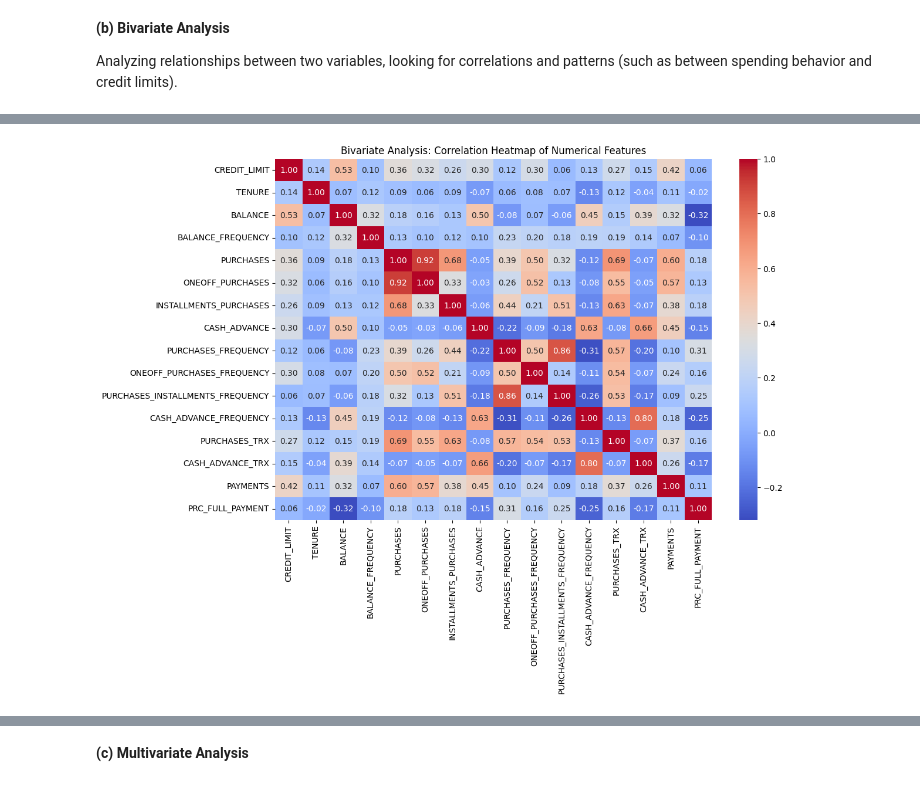
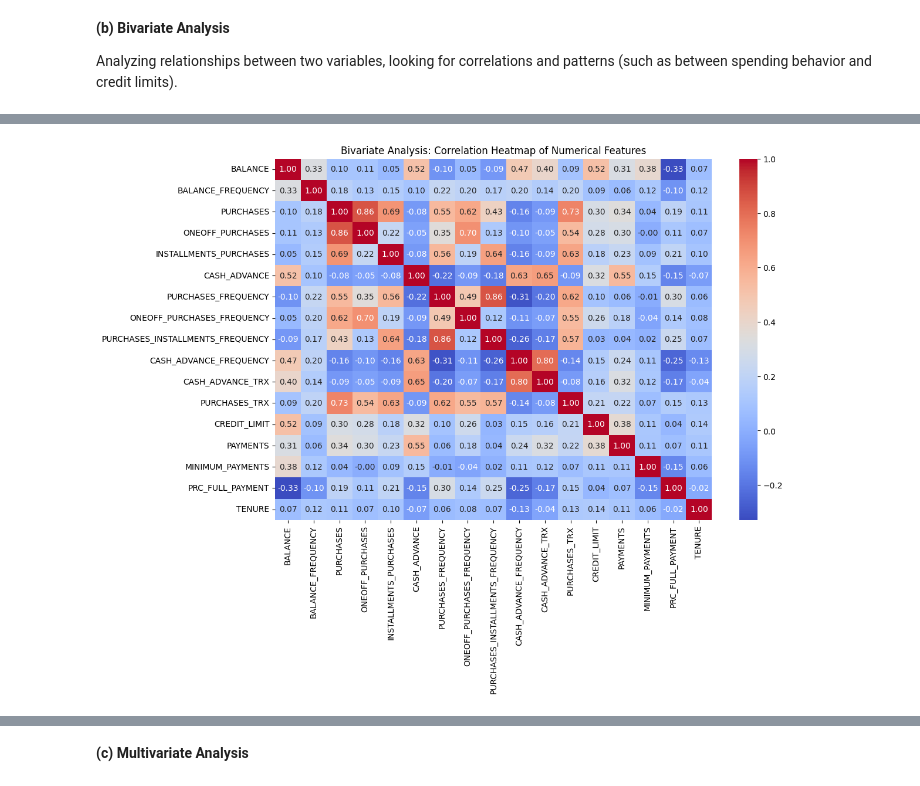
Before and after one commit to SKitavi/Smarthive-ai, a Jupyter notebook: SmartHive_Phase1.ipynb, the cells around one changed output, grey strips where cells are left out. Saved outputs shown, nothing was run; the diff lists cells and outputs as text; code cells hidden in the pictures.

```diff
--- a/SmartHive_Phase1.ipynb
+++ b/SmartHive_Phase1.ipynb
@@ -91,6 +97,6 @@ drive.mount('/content/drive')
 Drive already mounted at /content/drive; to attempt to forcibly remount, call drive.mount("/content/drive", force_remount=True).
 # %%
 #Loading the csv
-df = pd.read_csv('/content/drive/MyDrive/Copy of Customer Data.csv')
+df = pd.read_csv('/content/drive/MyDrive/Market Segmentation/Customer Data.csv')
 # %% [markdown]
 #**Basic Previews of the Dataset**
@@ -234,6 +290,3 @@ df.loc[5203]
 | PRC_FULL_PAYMENT | 0.0 |
 | TENURE | 6 |
 dtype: object
-# %%
-#dropping the MINIMUM_PAYMENTS column
-df.drop(columns=['MINIMUM_PAYMENTS'], inplace=True)
@@ -262,3 +314,8 @@ Our data has no duplicates and therefore we can now do EDA.
+# %%
+# filling mean value in place of missing values in the dataset
+df["MINIMUM_PAYMENTS"] = df["MINIMUM_PAYMENTS"].fillna(df["MINIMUM_PAYMENTS"].mean())
+#dropping the ID column
+df = df.drop(columns=['CUST_ID'])
 # %% [markdown]
 # **5. Exploratory Data Analysis (EDA)**
 
@@ -286,0 +360,2 @@ plt.show()
+# %%
+df = df[(z_scores <= 3) & (z_scores >= -3)]
@@ -357,11 +471,11 @@ Analyzing relationships between two variables, looking for correlations and patt
 # %%
 # 1. Correlation Heatmap for Numeric Features
 import seaborn as sns
 
 plt.figure(figsize=(12, 8))
-correlation_matrix = df[numeric_columns].corr()
+correlation_matrix = df.corr()
 sns.heatmap(correlation_matrix, annot=True, cmap='coolwarm', fmt='.2f')
 plt.title('Bivariate Analysis: Correlation Heatmap of Numerical Features')
 plt.show()
 # %% [output]
-[figure, old version]
+[figure, new version]
```
Also changed, not shown: parts of 53 cells of this notebook.
